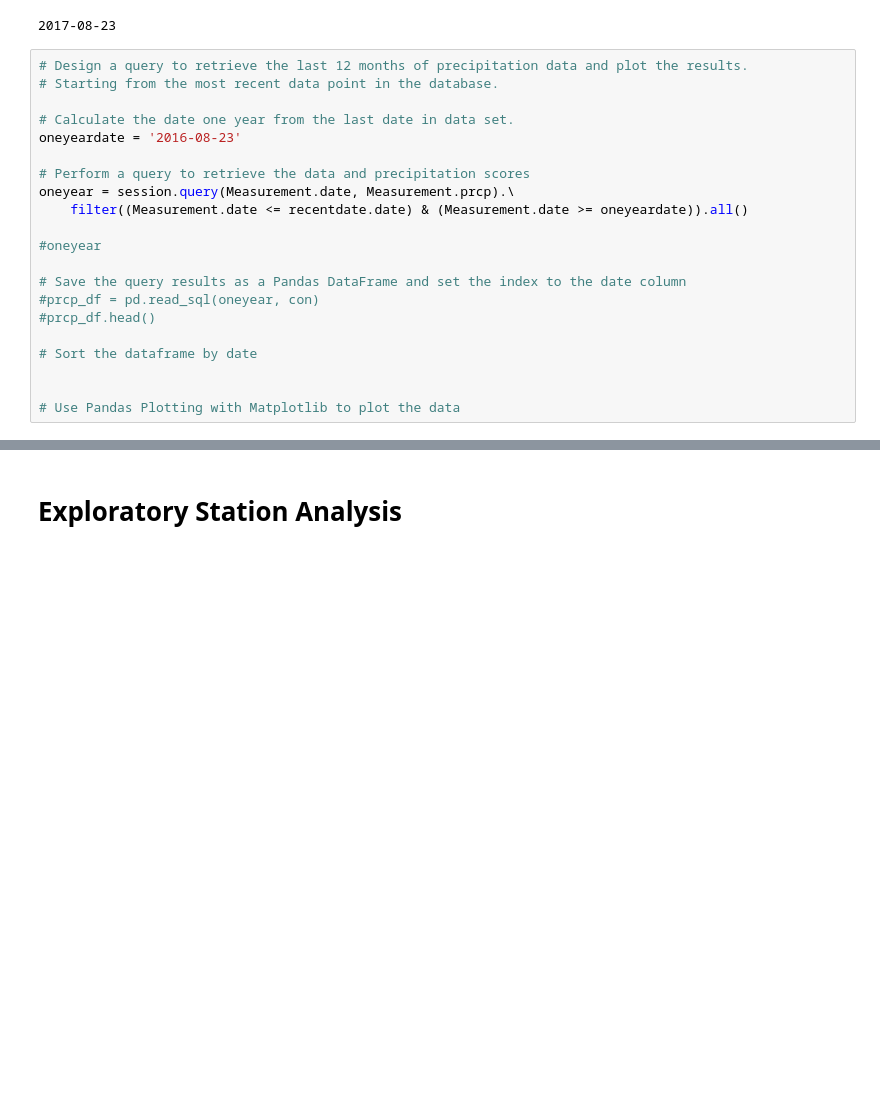
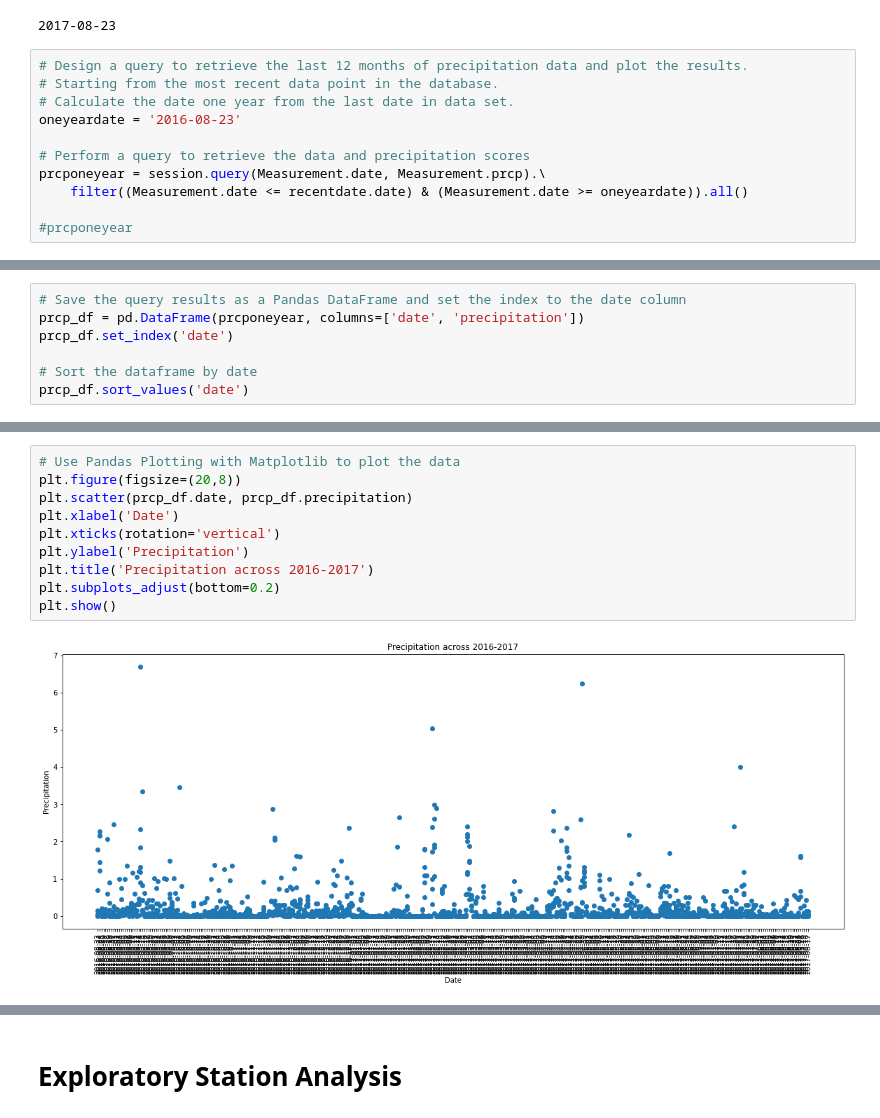
Before and after one commit to c4stella/sqlalchemy-challenge, a Jupyter notebook: climate_analysis.ipynb, the cells around one changed output, grey strips where cells are left out. Drawn from its saved outputs; the diff is of its cells as text; blank space fills up the shorter version.

```diff
--- a/climate_analysis.ipynb
+++ b/climate_analysis.ipynb
@@ -49,21 +49,11 @@ print(recentdate.date)
 # %%
 # Design a query to retrieve the last 12 months of precipitation data and plot the results.
 # Starting from the most recent data point in the database.
-
 # Calculate the date one year from the last date in data set.
 oneyeardate = '2016-08-23'
 
 # Perform a query to retrieve the data and precipitation scores
-oneyear = session.query(Measurement.date, Measurement.prcp).\
+prcponeyear = session.query(Measurement.date, Measurement.prcp).\
     filter((Measurement.date <= recentdate.date) & (Measurement.date >= oneyeardate)).all()
 
-#oneyear
-
-# Save the query results as a Pandas DataFrame and set the index to the date column
-#prcp_df = pd.read_sql(oneyear, con)
-#prcp_df.head()
-
-# Sort the dataframe by date
-
-
-# Use Pandas Plotting with Matplotlib to plot the data
+#prcponeyear
@@ -69,0 +62,7 @@ oneyear = session.query(Measurement.date, Measurement.prcp).\
+# %%
+# Save the query results as a Pandas DataFrame and set the index to the date column
+prcp_df = pd.DataFrame(prcponeyear, columns=['date', 'precipitation'])
+prcp_df.set_index('date')
+
+# Sort the dataframe by date
+prcp_df.sort_values('date')
@@ -70,2 +83,14 @@ oneyear = session.query(Measurement.date, Measurement.prcp).\
+# %%
+# Use Pandas Plotting with Matplotlib to plot the data
+plt.figure(figsize=(20,8))
+plt.scatter(prcp_df.date, prcp_df.precipitation)
+plt.xlabel('Date')
+plt.xticks(rotation='vertical')
+plt.ylabel('Precipitation')
+plt.title('Precipitation across 2016-2017')
+plt.subplots_adjust(bottom=0.2)
+plt.show()
+# %% [output]
+[figure, added]
 # %%
 # Use Pandas to calcualte the summary statistics for the precipitation data
```
Also changed, not shown: parts of 7 cells of this notebook.
